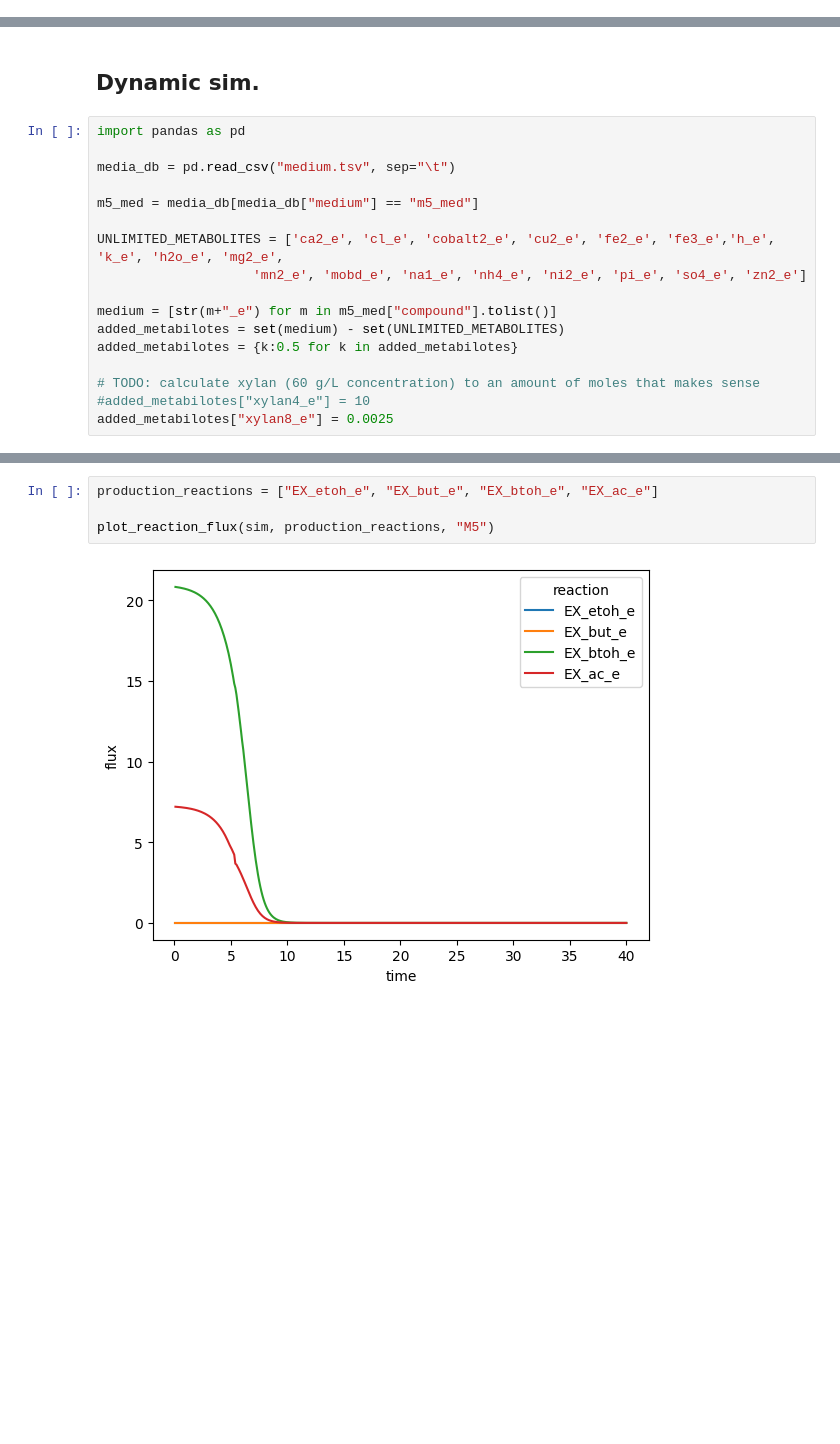
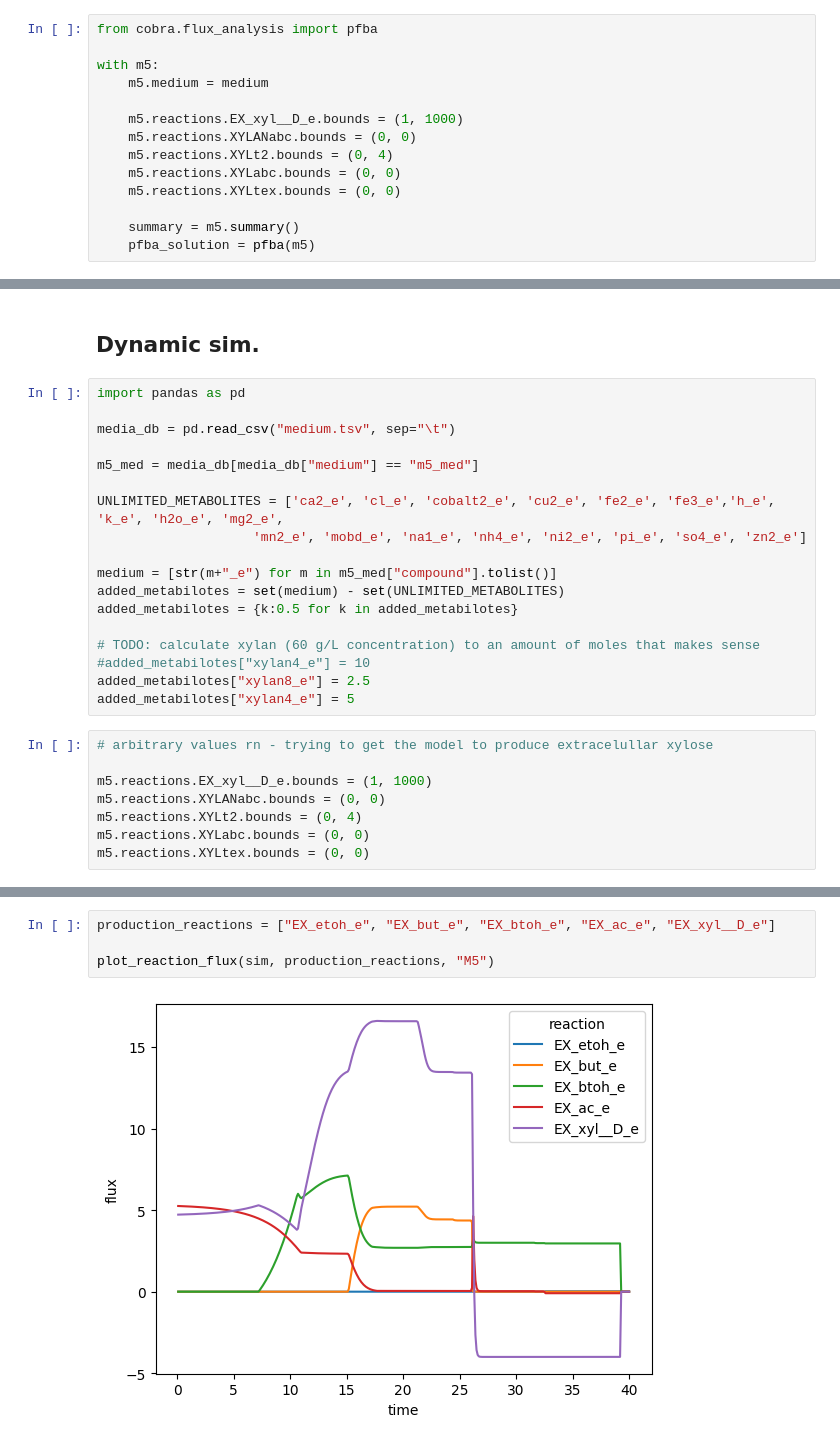
Before and after one commit to andreastallvik/BIOTBT3900, a Jupyter notebook: community_modelling/CBP_butanol/m5_sim.ipynb, the cells around one changed output, grey strips where cells are left out. Saved outputs shown, nothing was run; the diff lists cells and outputs as text; blank space fills up the shorter version.

Commit message:
extracellular xylose production by m5

```diff
--- a/community_modelling/CBP_butanol/m5_sim.ipynb
+++ b/community_modelling/CBP_butanol/m5_sim.ipynb
@@ -103,0 +106,14 @@ Could not identify an external compartment by name and choosing one with the mos
+# %%
+from cobra.flux_analysis import pfba
+
+with m5:
+    m5.medium = medium
+
+    m5.reactions.EX_xyl__D_e.bounds = (1, 1000)
+    m5.reactions.XYLANabc.bounds = (0, 0)
+    m5.reactions.XYLt2.bounds = (0, 4)
+    m5.reactions.XYLabc.bounds = (0, 0)
+    m5.reactions.XYLtex.bounds = (0, 0)
+
+    summary = m5.summary()
+    pfba_solution = pfba(m5)
@@ -119,7 +146,16 @@ added_metabilotes = {k:0.5 for k in added_metabilotes}
 
 # TODO: calculate xylan (60 g/L concentration) to an amount of moles that makes sense
 #added_metabilotes["xylan4_e"] = 10
-added_metabilotes["xylan8_e"] = 0.0025
+added_metabilotes["xylan8_e"] = 2.5
+added_metabilotes["xylan4_e"] = 5
+# %%
+# arbitrary values rn - trying to get the model to produce extracelullar xylose
+
+m5.reactions.EX_xyl__D_e.bounds = (1, 1000)
+m5.reactions.XYLANabc.bounds = (0, 0)
+m5.reactions.XYLt2.bounds = (0, 4)
+m5.reactions.XYLabc.bounds = (0, 0)
+m5.reactions.XYLtex.bounds = (0, 0)
 # %%
 from utils.comets_functions import single_strain
 
@@ -154,9 +190,9 @@ plot_metabolites(sim, metabolites)
 # %%
-production_reactions = ["EX_etoh_e", "EX_but_e", "EX_btoh_e", "EX_ac_e"]
+production_reactions = ["EX_etoh_e", "EX_but_e", "EX_btoh_e", "EX_ac_e", "EX_xyl__D_e"]
 
 plot_reaction_flux(sim, production_reactions, "M5")
 # %% [output]
-[figure, old version]
+[figure, new version]
 # %%
 plot_biomass(sim)
 # %% [output]
```
Also changed, not shown: parts of 9 cells of this notebook, 1 other file.
